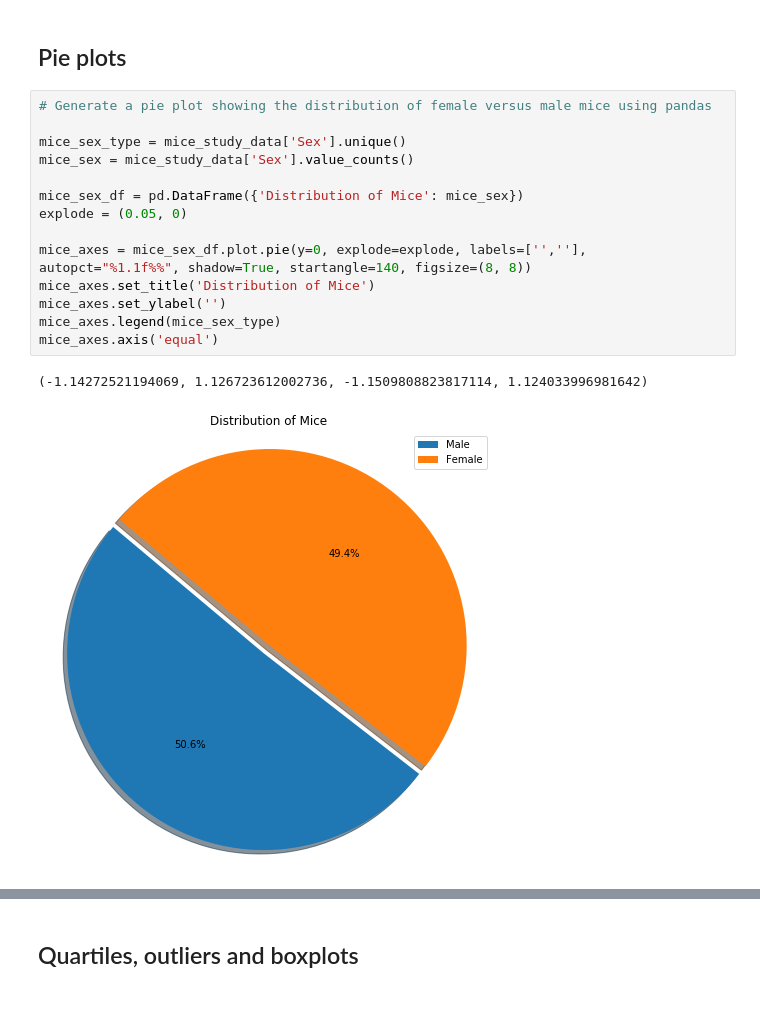
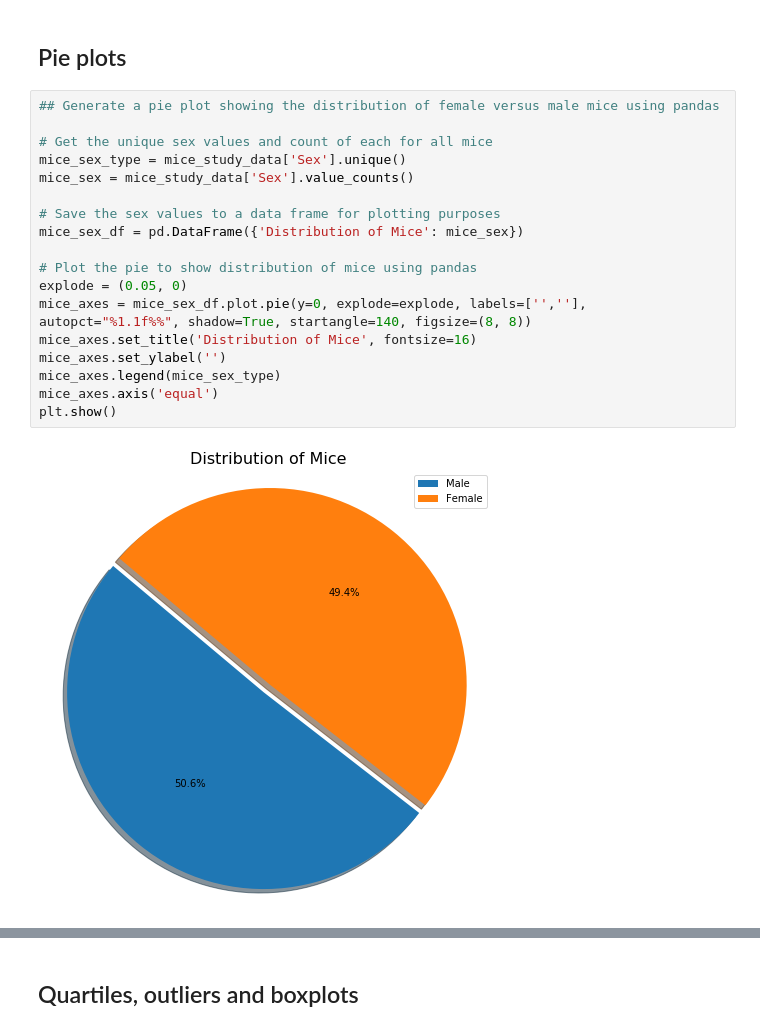
Before and after one commit to anulkar/matplotlib-challenge, a Jupyter notebook: Pymaceuticals/pymaceuticals.ipynb, the cells around one changed output, grey strips where cells are left out. Cells and saved outputs as stored; diff of their text form; blank space fills up the shorter version.

```diff
--- a/Pymaceuticals/pymaceuticals.ipynb
+++ b/Pymaceuticals/pymaceuticals.ipynb
@@ -103,22 +104,25 @@ plt.show()
 # %% [markdown]
 ## Pie plots
 # %%
-# Generate a pie plot showing the distribution of female versus male mice using pandas
+## Generate a pie plot showing the distribution of female versus male mice using pandas
 
+# Get the unique sex values and count of each for all mice
 mice_sex_type = mice_study_data['Sex'].unique()
 mice_sex = mice_study_data['Sex'].value_counts()
 
+# Save the sex values to a data frame for plotting purposes
 mice_sex_df = pd.DataFrame({'Distribution of Mice': mice_sex})
+
+# Plot the pie to show distribution of mice using pandas
 explode = (0.05, 0)
-
 mice_axes = mice_sex_df.plot.pie(y=0, explode=explode, labels=['',''], autopct="%1.1f%%", shadow=True, startangle=140, figsize=(8, 8))
-mice_axes.set_title('Distribution of Mice')
+mice_axes.set_title('Distribution of Mice', fontsize=16)
 mice_axes.set_ylabel('')
 mice_axes.legend(mice_sex_type)
 mice_axes.axis('equal')
+plt.show()
 # %% [output]
-(-1.14272521194069, 1.126723612002736, -1.1509808823817114, 1.124033996981642)
-[figure, old version]
+[figure, new version]
 # %%
 # Generate a pie plot showing the distribution of female versus male mice using pyplot
 
```
Also changed, not shown: parts of 7 cells of this notebook.
